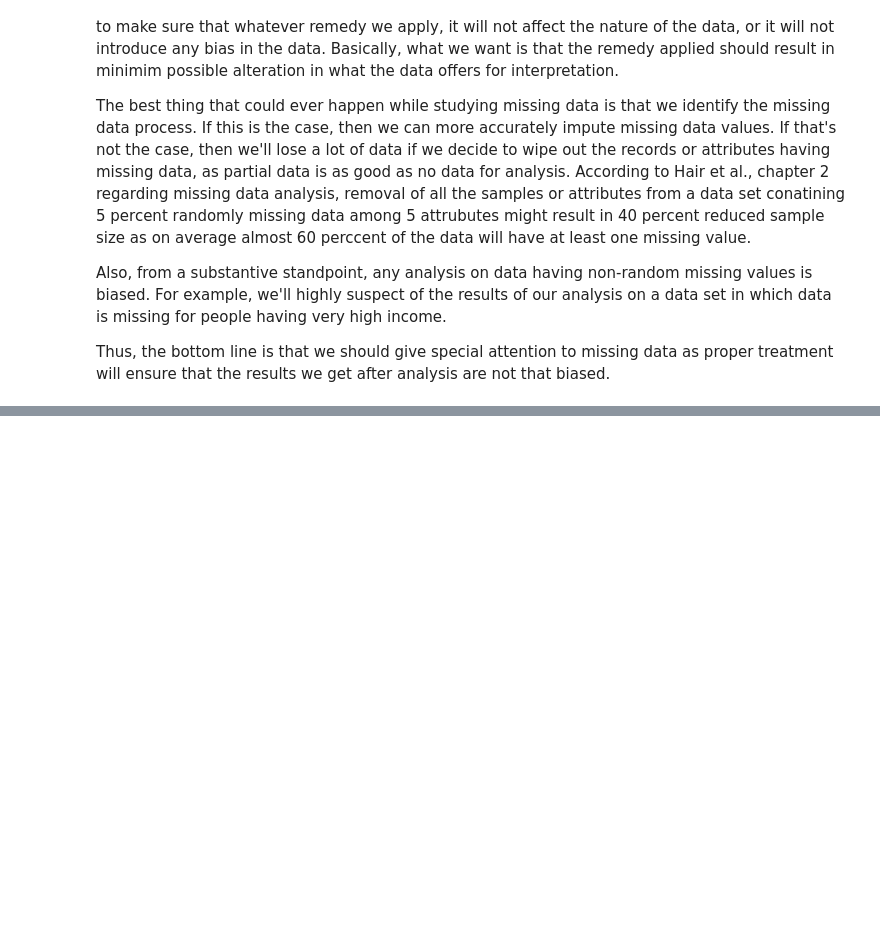
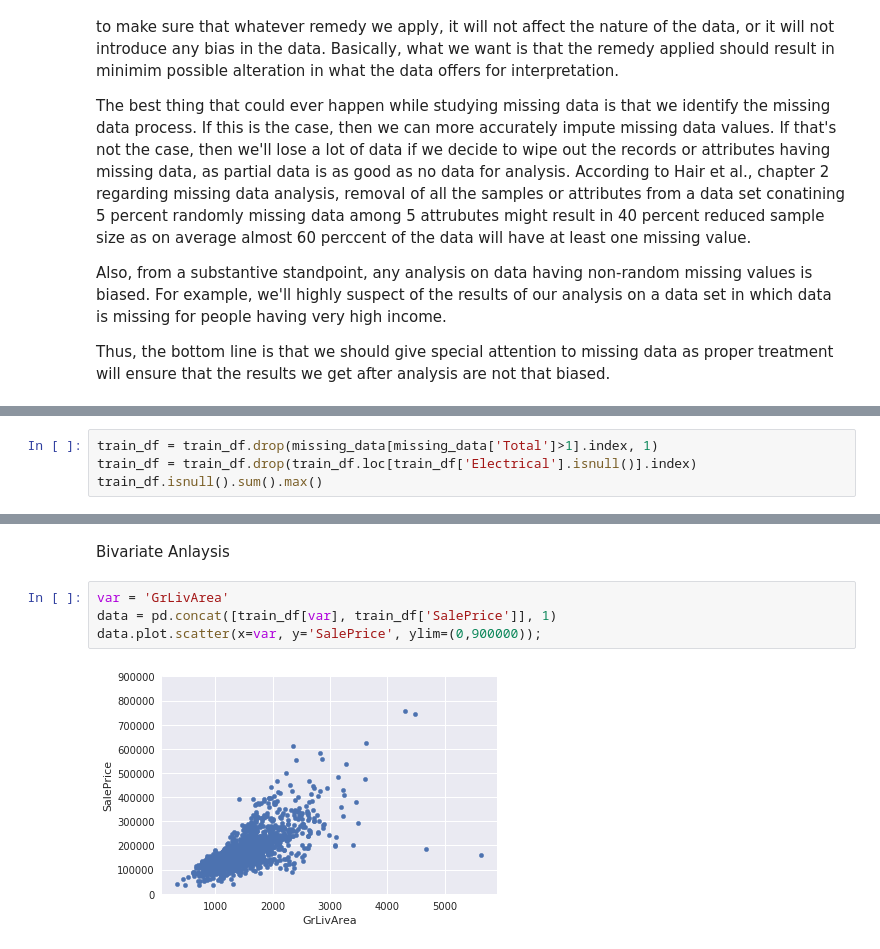
Before and after one commit to PrashantShivajiBhapkar/KaggleNotebooks, a Jupyter notebook: HomePricePrediction.ipynb, the cells around one changed output, grey strips where cells are left out. Drawn from its saved outputs; the diff is of its cells as text; blank space fills up the shorter version.

```diff
--- a/HomePricePrediction.ipynb
+++ b/HomePricePrediction.ipynb
@@ -237,0 +250,4 @@ missing_data.head(20)
+# %%
+train_df = train_df.drop(missing_data[missing_data['Total']>1].index, 1)
+train_df = train_df.drop(train_df.loc[train_df['Electrical'].isnull()].index)
+train_df.isnull().sum().max()
@@ -237,0 +288,8 @@ missing_data.head(20)
+# %% [markdown]
+Bivariate Anlaysis
+# %%
+var = 'GrLivArea'
+data = pd.concat([train_df[var], train_df['SalePrice']], 1)
+data.plot.scatter(x=var, y='SalePrice', ylim=(0,900000));
+# %% [output]
+[figure, added]
```
Also changed, not shown: parts of 16 cells of this notebook.
